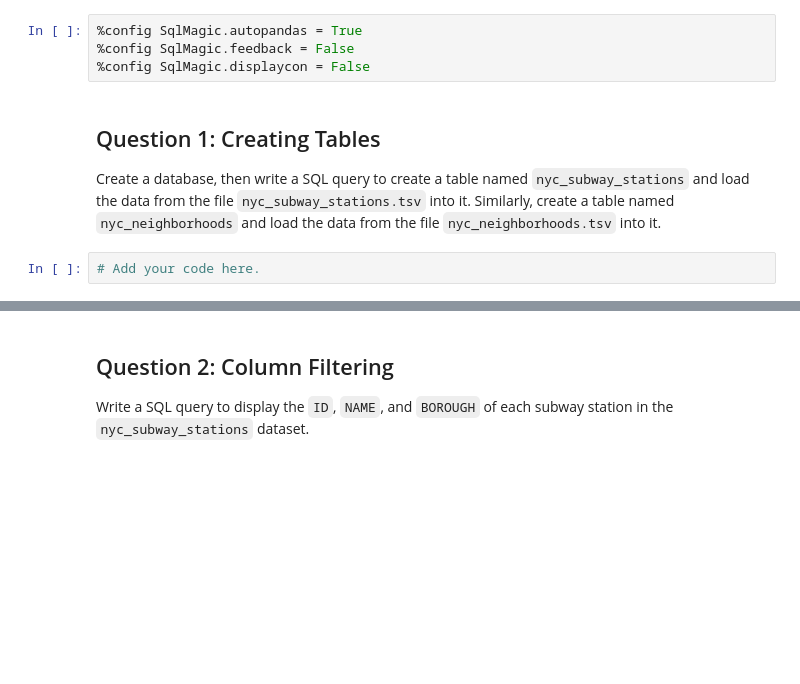
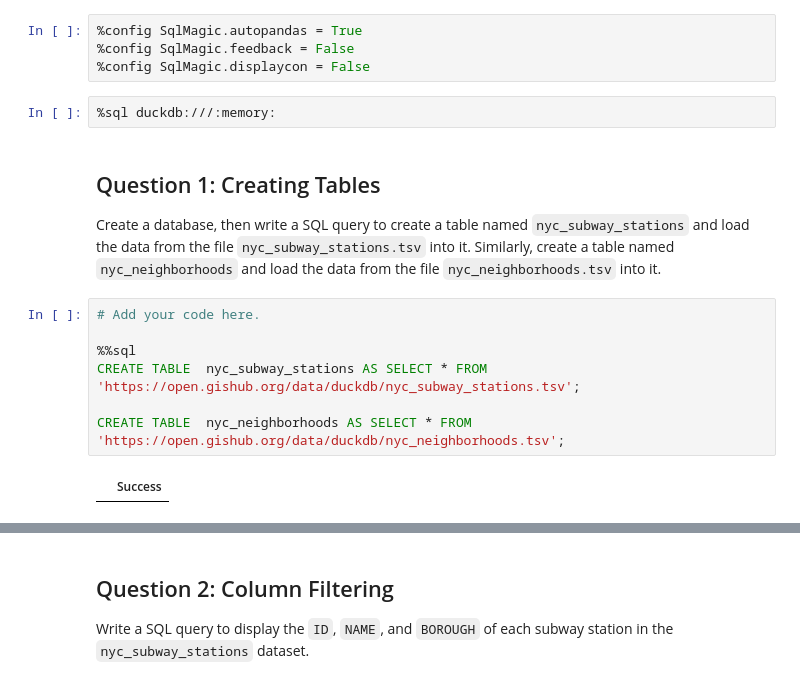
Before and after one commit to NeridaChen/CASA0025_PRAC, a Jupyter notebook: notebooks/W02_lab.ipynb, the cells around one changed output, grey strips where cells are left out. Saved outputs shown, nothing was run; the diff lists cells and outputs as text; blank space fills up the shorter version.

```diff
--- a/notebooks/W02_lab.ipynb
+++ b/notebooks/W02_lab.ipynb
@@ -17,9 +35,18 @@ import duckdb
 %config SqlMagic.autopandas = True
 %config SqlMagic.feedback = False
 %config SqlMagic.displaycon = False
+# %%
+%sql duckdb:///:memory:
 # %% [markdown]
 ## Question 1: Creating Tables
 
 Create a database, then write a SQL query to create a table named `nyc_subway_stations` and load the data from the file `nyc_subway_stations.tsv` into it. Similarly, create a table named `nyc_neighborhoods` and load the data from the file `nyc_neighborhoods.tsv` into it.
 # %%
 # Add your code here.
+
+%%sql
+CREATE TABLE  nyc_subway_stations AS SELECT * FROM 'https://open.gishub.org/data/duckdb/nyc_subway_stations.tsv';
+
+CREATE TABLE  nyc_neighborhoods AS SELECT * FROM 'https://open.gishub.org/data/duckdb/nyc_neighborhoods.tsv';
+# %% [output]
+|  | Success |
```
Also changed, not shown: parts of 13 cells of this notebook.
